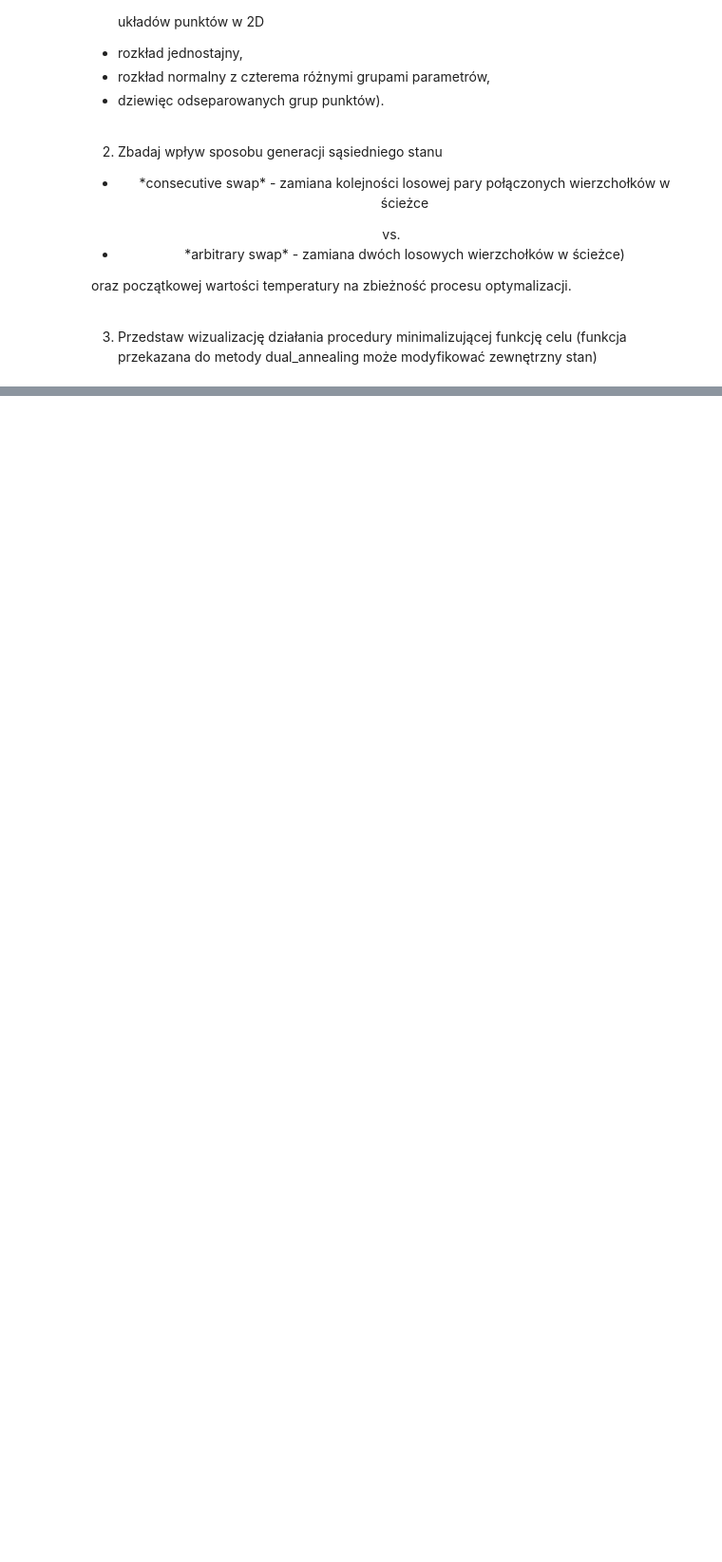
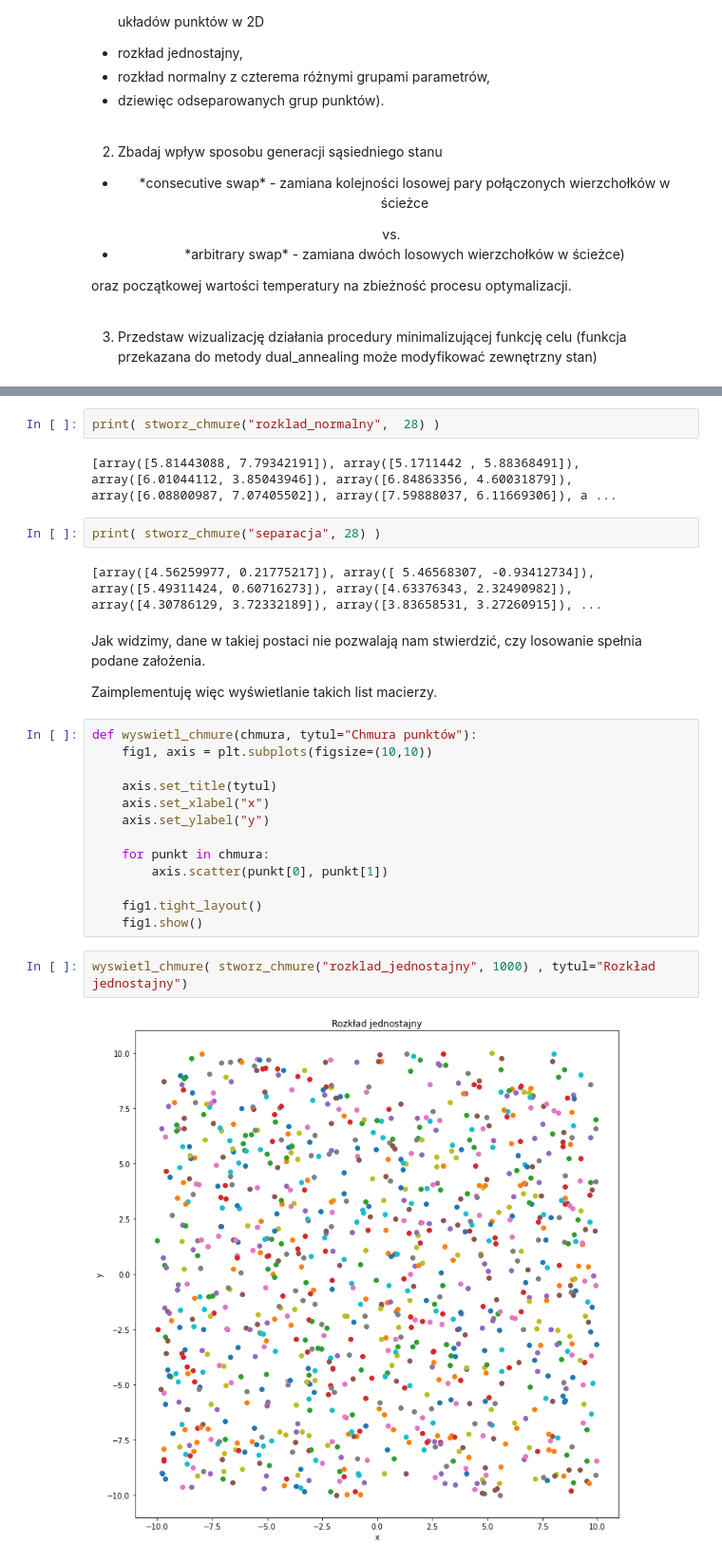
Before and after one commit to GabenRulez/4semestr_MOwNiT, a Jupyter notebook: lab13/lab13.ipynb, the cells around one changed output, grey strips where cells are left out. Shown at 95% size. Cells and saved outputs as stored; diff of their text form; blank space fills up the shorter version.

```diff
--- a/lab13/lab13.ipynb
+++ b/lab13/lab13.ipynb
@@ -31,0 +114,29 @@ Wygeneruj chmurę $n$ losowych punktów w 2D, a następnie zastosuj algorytm sym
+# %%
+print( stworz_chmure("rozklad_normalny",  28) )
+# %% [output]
+[array([5.81443088, 7.79342191]), array([5.1711442 , 5.88368491]), array([6.01044112, 3.85043946]), array([6.84863356, 4.60031879]), array([6.08800987, 7.07405502]), array([7.59888037, 6.11669306]), a ...
+# %%
+print( stworz_chmure("separacja", 28) )
+# %% [output]
+[array([4.56259977, 0.21775217]), array([ 5.46568307, -0.93412734]), array([5.49311424, 0.60716273]), array([4.63376343, 2.32490982]), array([4.30786129, 3.72332189]), array([3.83658531, 3.27260915]), ...
+# %% [markdown]
+Jak widzimy, dane w takiej postaci nie pozwalają nam stwierdzić, czy losowanie spełnia podane założenia.
+
+Zaimplementuję więc wyświetlanie takich list macierzy.
+# %%
+def wyswietl_chmure(chmura, tytul="Chmura punktów"):
+    fig1, axis = plt.subplots(figsize=(10,10))
+
+    axis.set_title(tytul)
+    axis.set_xlabel("x")
+    axis.set_ylabel("y")
+
+    for punkt in chmura:
+        axis.scatter(punkt[0], punkt[1])
+
+    fig1.tight_layout()
+    fig1.show()
+# %%
+wyswietl_chmure( stworz_chmure("rozklad_jednostajny", 1000) , tytul="Rozkład jednostajny")
+# %% [output]
+[figure, added]
```
Also changed, not shown: parts of 23 cells of this notebook.
